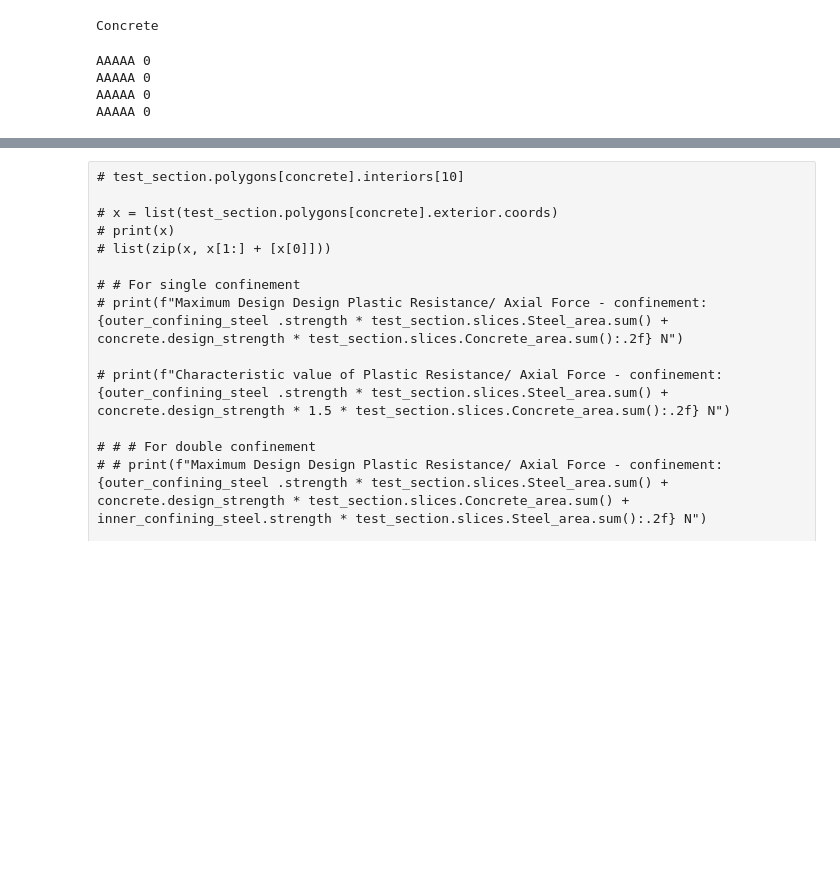
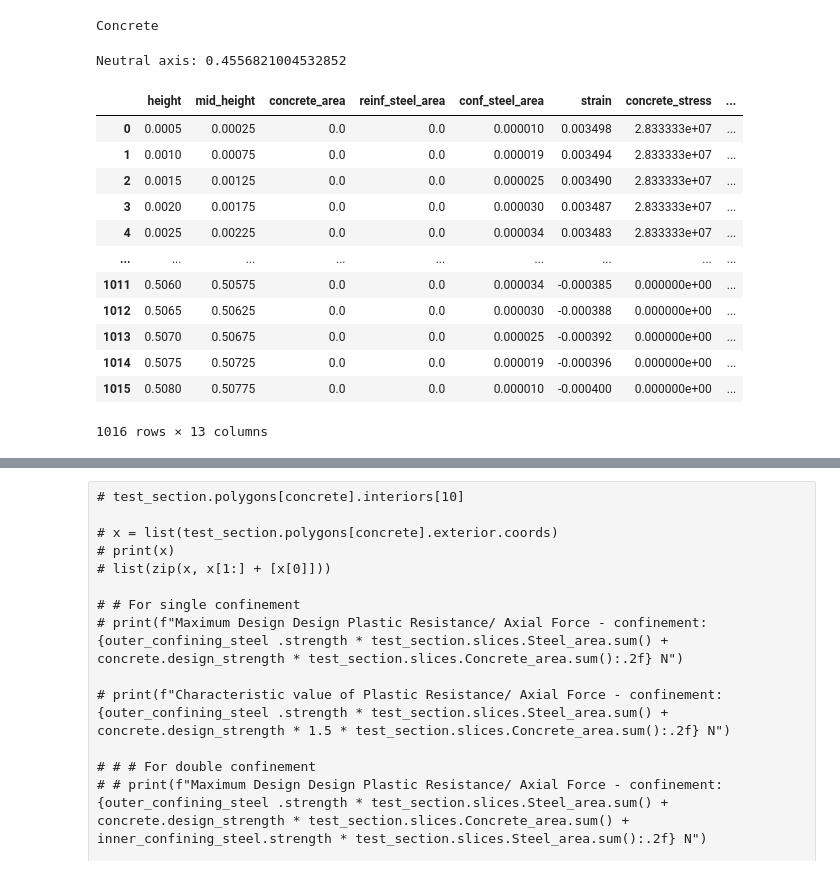
Before and after one commit to AntigoniChatzidaki/Thesis-Section-Analysis, a Jupyter notebook: Section_Analysis.ipynb, the cells around one changed output, grey strips where cells are left out. Saved outputs shown, nothing was run; the diff lists cells and outputs as text; code cells hidden in the pictures; blank space fills up the shorter version.

```diff
--- a/Section_Analysis.ipynb
+++ b/Section_Analysis.ipynb
@@ -35,13 +35,22 @@ Concrete
 # %%
 test_section.generate_slices()
 # test_section.slices.reinf_steel_area.sum()
-test_section.calculate_neutral_axis(7132200, 0.93, 0.45, 0.0125,0.508) # TODO
-# print("Neutral axis:", test_section.neutral_axis)
-# test_section.slices.to_csv("output.csv")
-# test_section.slices
-# print(confined_factor_h_a)
+test_section.calculate_neutral_axis(4.6, 10e6, 100000, 0.0125,0.508) # TODO
+print("Neutral axis:", test_section.neutral_axis)
+test_section.slices.to_csv("output.csv")
+test_section.slices
 # %% [output]
-AAAAA 0
-AAAAA 0
-AAAAA 0
-AAAAA 0
+Neutral axis: 0.4556821004532852
+|  | height | mid_height | concrete_area | reinf_steel_area | conf_steel_area | strain | concrete_stress | ... |
+| 0 | 0.0005 | 0.00025 | 0.0 | 0.0 | 0.000010 | 0.003498 | 2.833333e+07 | ... |
+| 1 | 0.0010 | 0.00075 | 0.0 | 0.0 | 0.000019 | 0.003494 | 2.833333e+07 | ... |
+| 2 | 0.0015 | 0.00125 | 0.0 | 0.0 | 0.000025 | 0.003490 | 2.833333e+07 | ... |
+| 3 | 0.0020 | 0.00175 | 0.0 | 0.0 | 0.000030 | 0.003487 | 2.833333e+07 | ... |
+| 4 | 0.0025 | 0.00225 | 0.0 | 0.0 | 0.000034 | 0.003483 | 2.833333e+07 | ... |
+| ... | ... | ... | ... | ... | ... | ... | ... | ... |
+| 1011 | 0.5060 | 0.50575 | 0.0 | 0.0 | 0.000034 | -0.000385 | 0.000000e+00 | ... |
+| 1012 | 0.5065 | 0.50625 | 0.0 | 0.0 | 0.000030 | -0.000388 | 0.000000e+00 | ... |
+| 1013 | 0.5070 | 0.50675 | 0.0 | 0.0 | 0.000025 | -0.000392 | 0.000000e+00 | ... |
+| 1014 | 0.5075 | 0.50725 | 0.0 | 0.0 | 0.000019 | -0.000396 | 0.000000e+00 | ... |
+| 1015 | 0.5080 | 0.50775 | 0.0 | 0.0 | 0.000010 | -0.000400 | 0.000000e+00 | ... |
+1016 rows × 13 columns
```
Also changed, not shown: parts of 5 cells of this notebook, 2 other files.
